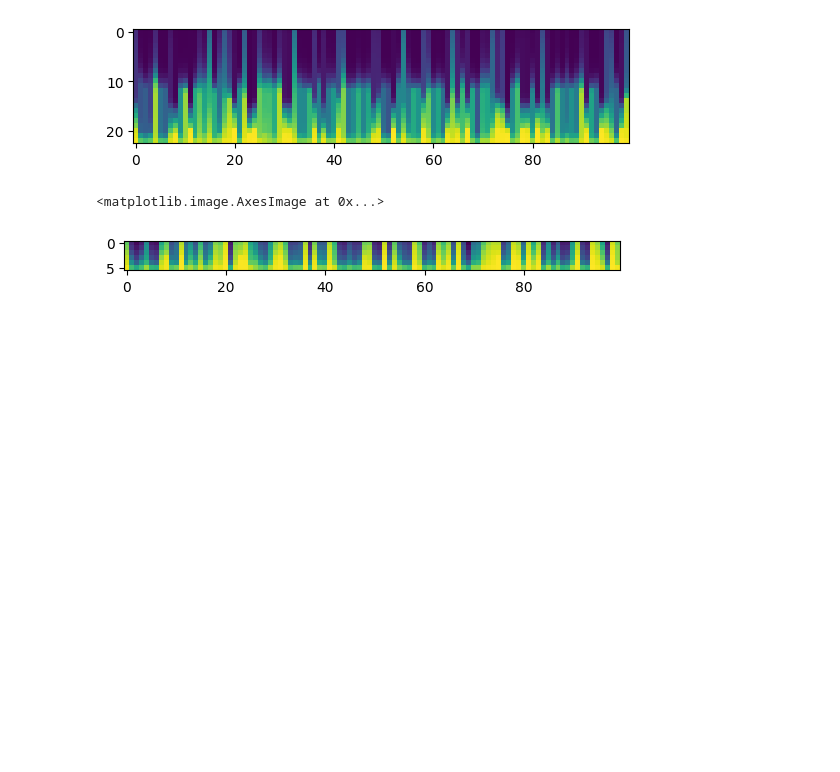
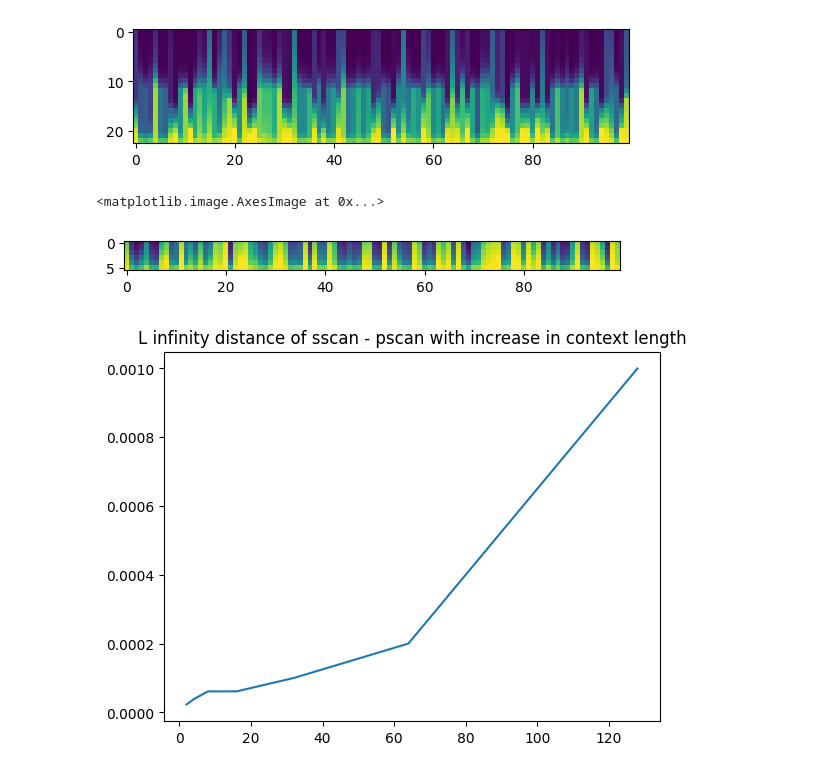
Before and after one commit to sachit3022/TextGen, a Jupyter notebook: code/test.ipynb, the cells around one changed output. Saved outputs shown, nothing was run; the diff lists cells and outputs as text; code cells hidden in the pictures; blank space fills up the shorter version.

```diff
--- a/code/test.ipynb
+++ b/code/test.ipynb
@@ -191,3 +191,14 @@ plt.imshow(torch.cumsum(-dt[0,:,:100].flip(dims=(0,)),dim=0).flip(dims=(0,)).exp
 # %% [output]
 <matplotlib.image.AxesImage at 0x...>
 [figure]
+# %%
+import matplotlib.pyplot as plt
+val = [2.2888e-05,3.8147e-05,6.1035e-05,6.1035e-05,0.0001,0.0002,0.0010]
+po = [2**(x+1) for x in range(len(val))]
+plt.plot(po,val)
+plt.xlabel = "context length"
+plt.ylabel = "L_inf(scan - pscan)"
+plt.title("L infinity distance of sscan - pscan with increase in context length")
+plt.show()
+# %% [output]
+[figure, added]
```
Also changed, not shown: 3 other files.
